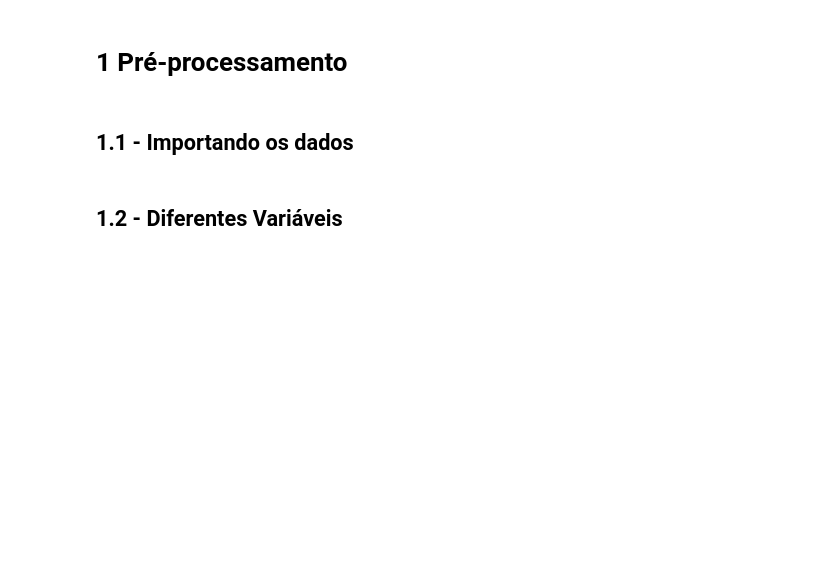
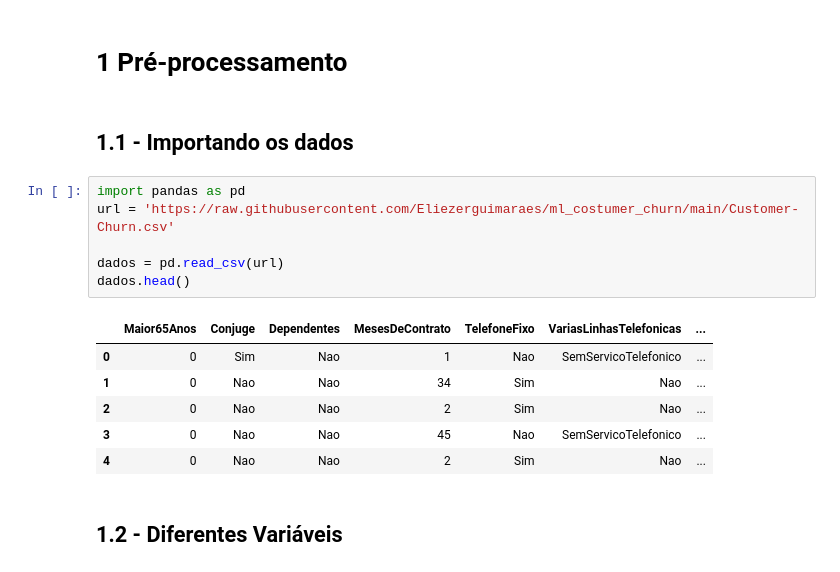
Before and after one commit to Eliezerguimaraes/ml_costumer_churn, a Jupyter notebook: Eliezer_Guimarães_Classificacao_Churn.ipynb, the cells around one changed output. Saved outputs shown, nothing was run; the diff lists cells and outputs as text; blank space fills up the shorter version.

```diff
--- a/Eliezer_Guimarães_Classificacao_Churn.ipynb
+++ b/Eliezer_Guimarães_Classificacao_Churn.ipynb
@@ -4,5 +4,18 @@
 # 1 Pré-processamento
 # %% [markdown]
 ## 1.1 - Importando os dados
+# %%
+import pandas as pd
+url = 'https://raw.githubusercontent.com/Eliezerguimaraes/ml_costumer_churn/main/Customer-Churn.csv'
+
+dados = pd.read_csv(url)
+dados.head()
+# %% [output]
+|  | Maior65Anos | Conjuge | Dependentes | MesesDeContrato | TelefoneFixo | VariasLinhasTelefonicas | ... |
+| 0 | 0 | Sim | Nao | 1 | Nao | SemServicoTelefonico | ... |
+| 1 | 0 | Nao | Nao | 34 | Sim | Nao | ... |
+| 2 | 0 | Nao | Nao | 2 | Sim | Nao | ... |
+| 3 | 0 | Nao | Nao | 45 | Nao | SemServicoTelefonico | ... |
+| 4 | 0 | Nao | Nao | 2 | Sim | Nao | ... |
 # %% [markdown]
 ## 1.2 - Diferentes Variáveis
```
Also changed, not shown: parts of 34 cells of this notebook.
